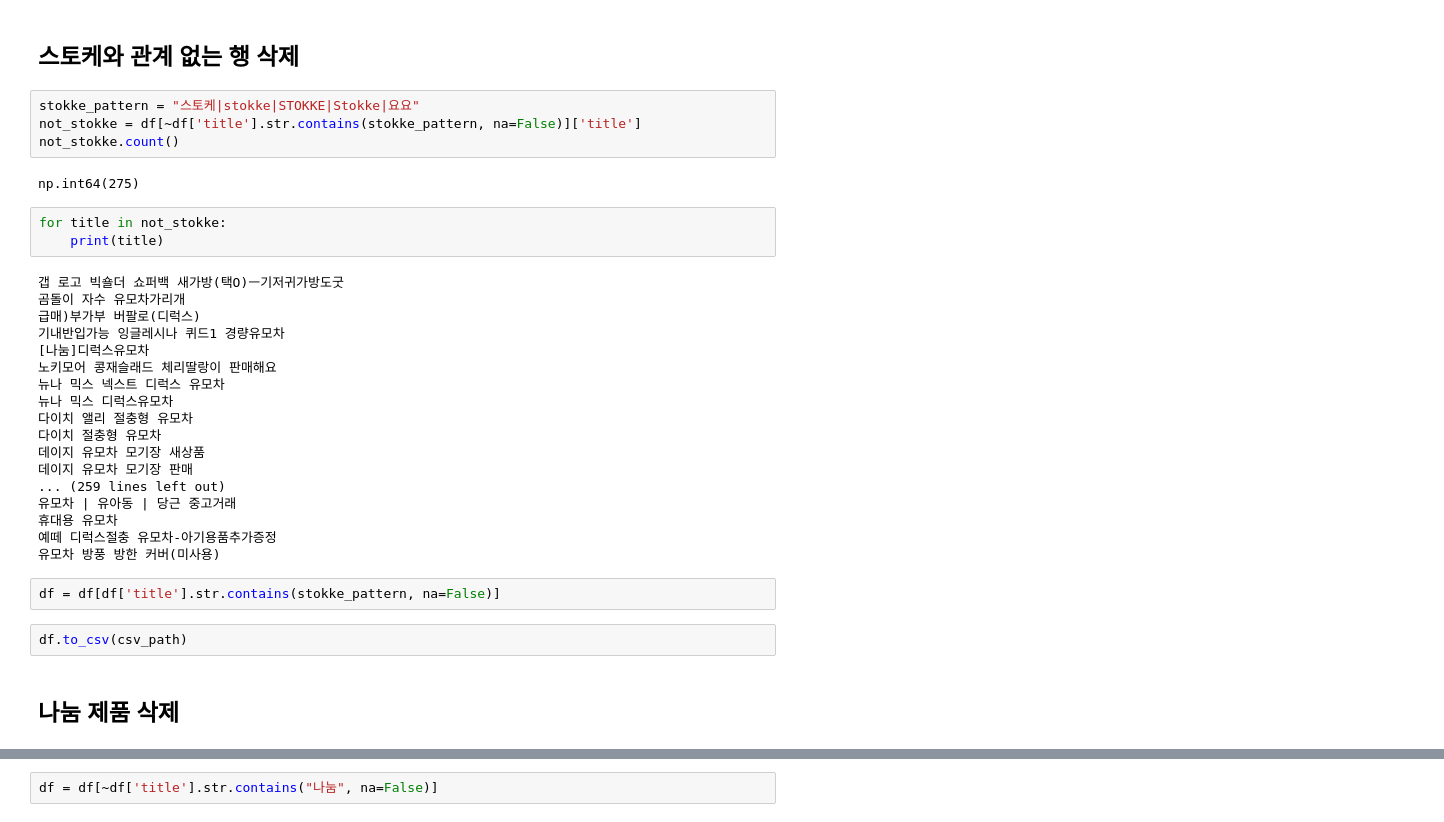
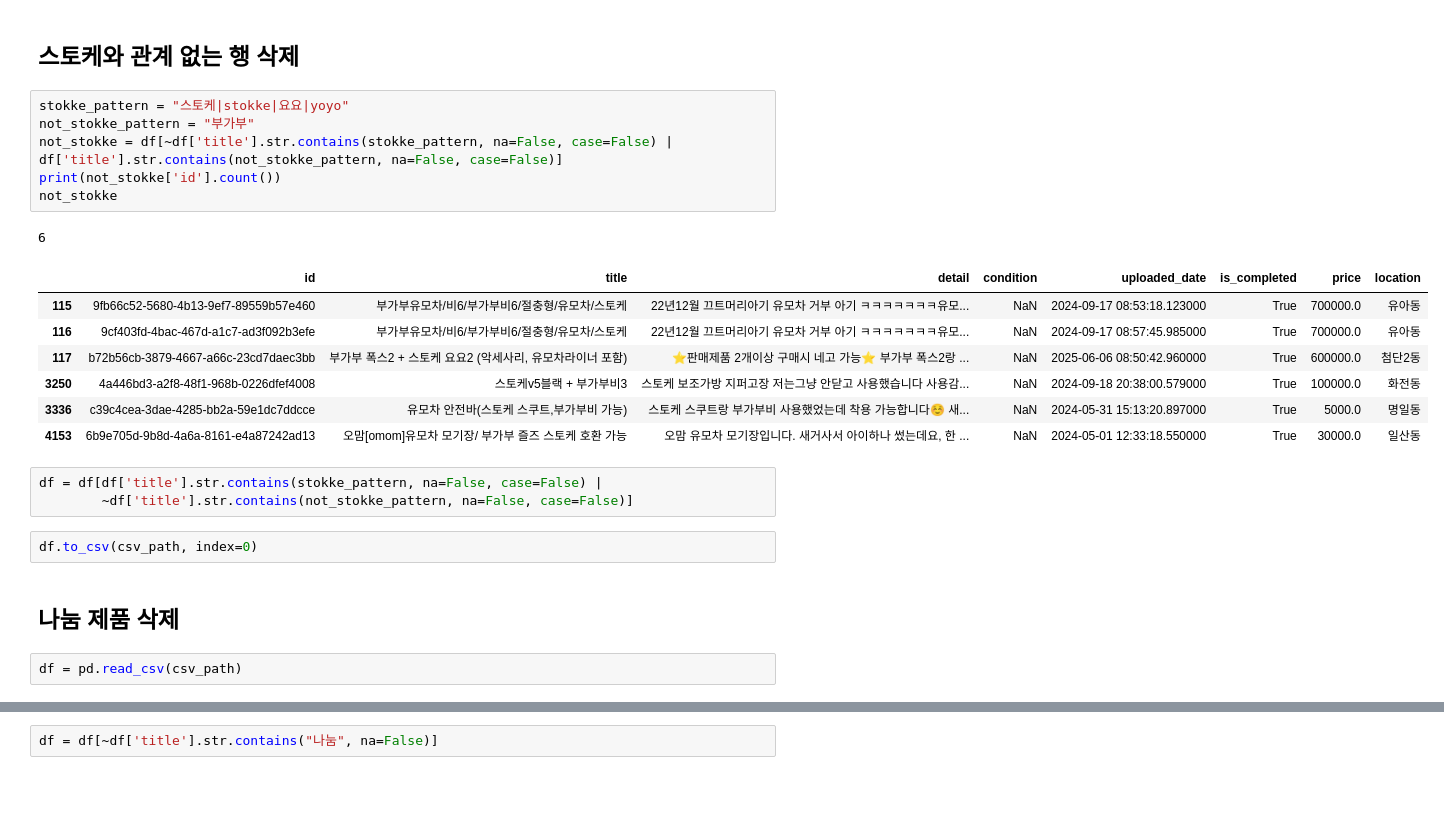
Before and after one commit to walker0625/second-handed-strollers-price-predict-project-mldl, a Jupyter notebook: src/preprocessed/daangn_preprocessed_test.ipynb, the cells around one changed output, grey strips where cells are left out. Cells and saved outputs as stored; diff of their text form; blank space fills up the shorter version.

```diff
--- a/src/preprocessed/daangn_preprocessed_test.ipynb
+++ b/src/preprocessed/daangn_preprocessed_test.ipynb
@@ -36,37 +46,28 @@ dtype: int64
 # %% [markdown]
 ## 스토케와 관계 없는 행 삭제
 # %%
-stokke_pattern = "스토케|stokke|STOKKE|Stokke|요요"
-not_stokke = df[~df['title'].str.contains(stokke_pattern, na=False)]['title']
-not_stokke.count()
+stokke_pattern = "스토케|stokke|요요|yoyo"
+not_stokke_pattern = "부가부"
+not_stokke = df[~df['title'].str.contains(stokke_pattern, na=False, case=False) | df['title'].str.contains(not_stokke_pattern, na=False, case=False)]
+print(not_stokke['id'].count())
+not_stokke
 # %% [output]
-np.int64(275)
+6
+|  | id | title | detail | condition | uploaded_date | is_completed | price | location |
+| 115 | 9fb66c52-5680-4b13-9ef7-89559b57e460 | 부가부유모차/비6/부가부비6/절충형/유모차/스토케 | 22년12월 끄트머리아기 유모차 거부 아기 ㅋㅋㅋㅋㅋㅋㅋ유모... | NaN | 2024-09-17 08:53:18.123000 | True | 700000.0 | 유아동 |
+| 116 | 9cf403fd-4bac-467d-a1c7-ad3f092b3efe | 부가부유모차/비6/부가부비6/절충형/유모차/스토케 | 22년12월 끄트머리아기 유모차 거부 아기 ㅋㅋㅋㅋㅋㅋㅋ유모... | NaN | 2024-09-17 08:57:45.985000 | True | 700000.0 | 유아동 |
+| 117 | b72b56cb-3879-4667-a66c-23cd7daec3bb | 부가부 폭스2 + 스토케 요요2 (악세사리, 유모차라이너 포함) | ⭐️판매제품 2개이상 구매시 네고 가능⭐️ 부가부 폭스2랑 ... | NaN | 2025-06-06 08:50:42.960000 | True | 600000.0 | 첨단2동 |
+| 3250 | 4a446bd3-a2f8-48f1-968b-0226dfef4008 | 스토케v5블랙 + 부가부비3 | 스토케 보조가방 지퍼고장 저는그냥 안닫고 사용했습니다 사용감... | NaN | 2024-09-18 20:38:00.579000 | True | 100000.0 | 화전동 |
+| 3336 | c39c4cea-3dae-4285-bb2a-59e1dc7ddcce | 유모차 안전바(스토케 스쿠트,부가부비 가능) | 스토케 스쿠트랑 부가부비 사용했었는데 착용 가능합니다☺️ 새... | NaN | 2024-05-31 15:13:20.897000 | True | 5000.0 | 명일동 |
+| 4153 | 6b9e705d-9b8d-4a6a-8161-e4a87242ad13 | 오맘[omom]유모차 모기장/ 부가부 즐즈 스토케 호환 가능 | 오맘 유모차 모기장입니다. 새거사서 아이하나 썼는데요, 한 ... | NaN | 2024-05-01 12:33:18.550000 | True | 30000.0 | 일산동 |
-# %%
-for title in not_stokke:
-    print(title)
-# %% [output]
-갭 로고 빅숄더 쇼퍼백 새가방(택O)ㅡ기저귀가방도굿
-곰돌이 자수 유모차가리개
-급매)부가부 버팔로(디럭스)
-기내반입가능 잉글레시나 퀴드1 경량유모차
-[나눔]디럭스유모차
-노키모어 콩재슬래드 체리딸랑이 판매해요
-뉴나 믹스 넥스트 디럭스 유모차
-뉴나 믹스 디럭스유모차
-다이치 앨리 절충형 유모차
-다이치 절충형 유모차
-데이지 유모차 모기장 새상품
-데이지 유모차 모기장 판매
-... (259 lines left out)
-유모차 | 유아동 | 당근 중고거래
-휴대용 유모차
-예떼 디럭스절충 유모차-아기용품추가증정
-유모차 방풍 방한 커버(미사용)
 # %%
-df = df[df['title'].str.contains(stokke_pattern, na=False)]
+df = df[df['title'].str.contains(stokke_pattern, na=False, case=False) |
+        ~df['title'].str.contains(not_stokke_pattern, na=False, case=False)]
 # %%
-df.to_csv(csv_path)
+df.to_csv(csv_path, index=0)
 # %% [markdown]
 ## 나눔 제품 삭제
+# %%
+df = pd.read_csv(csv_path)
 # %%
 free_item = df[df['title'].str.contains("나눔", na=False)]
```
Also changed, not shown: parts of 20 cells of this notebook.
